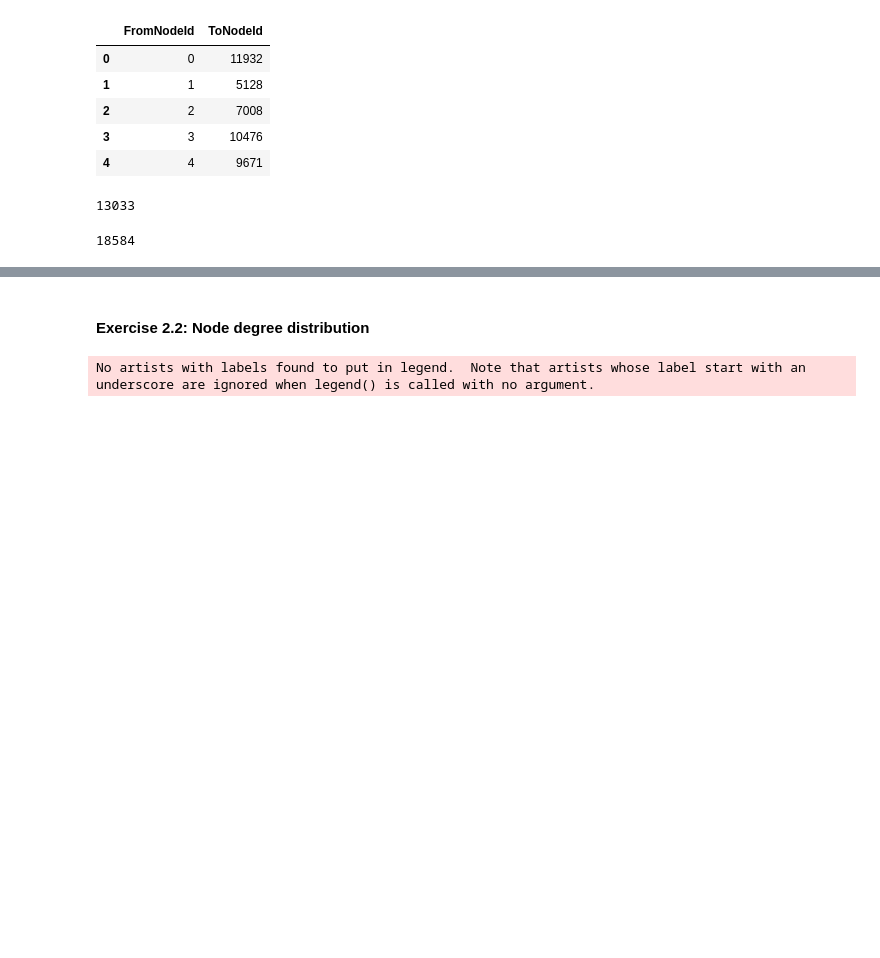
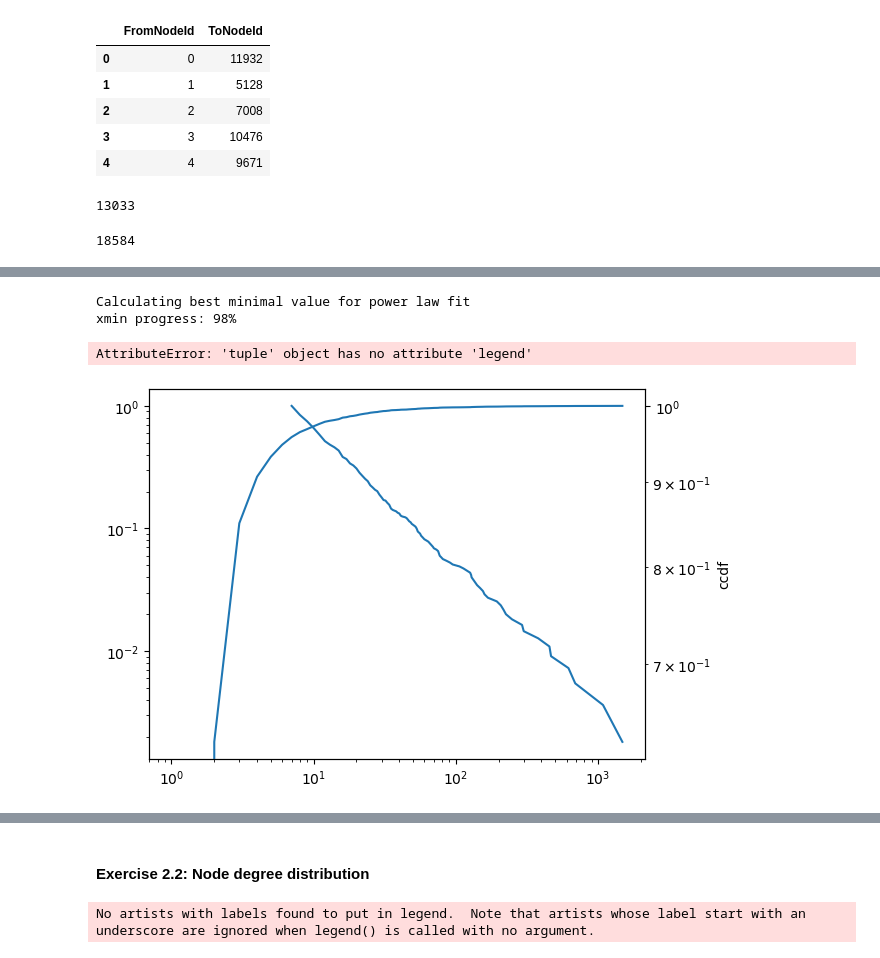
Before and after one commit to ewaMiazga/InternetAnalytics-2023, a Jupyter notebook: assignment2/ix-lab2-notebook-part1.ipynb, the cells around one changed output, grey strips where cells are left out. Drawn from its saved outputs; the diff is of its cells as text; code cells hidden in the pictures; blank space fills up the shorter version.

```diff
--- a/assignment2/ix-lab2-notebook-part1.ipynb
+++ b/assignment2/ix-lab2-notebook-part1.ipynb
@@ -53,0 +119,7 @@ print(G.number_of_edges())
+# %%
+plot_powerlaw()
+# %% [output]
+Calculating best minimal value for power law fit
+xmin progress: 98%
+AttributeError: 'tuple' object has no attribute 'legend'
+[figure, added]
```
Also changed, not shown: parts of 6 cells of this notebook.
